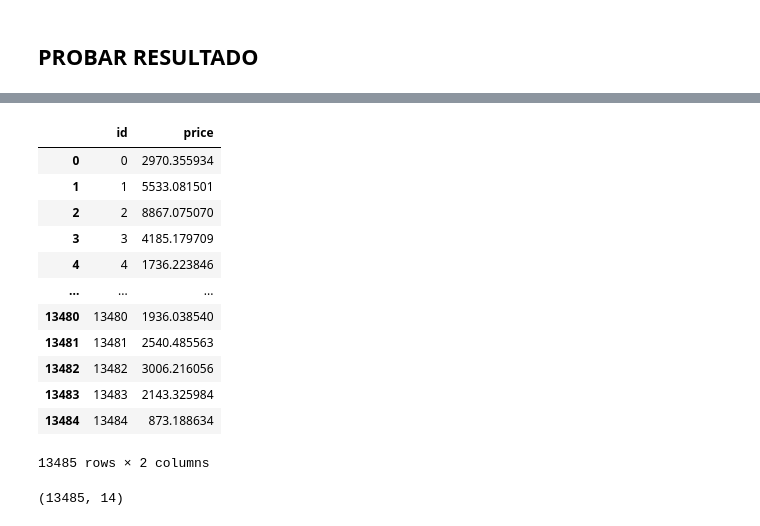
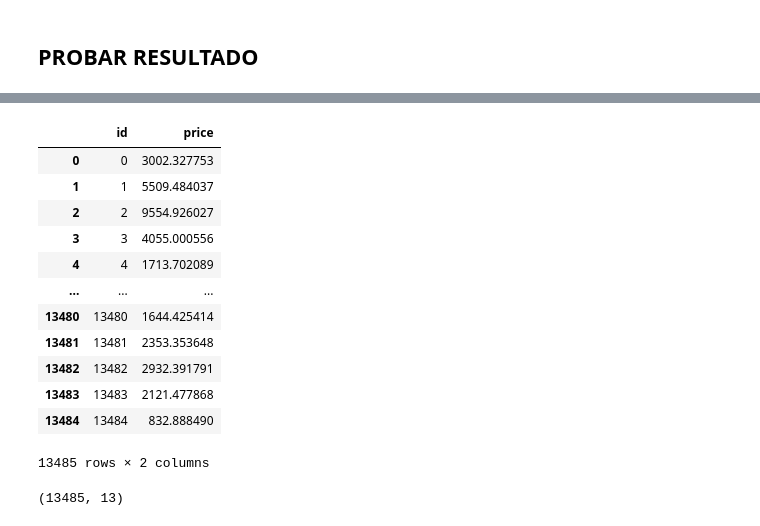
Before and after one commit to carpiero/Kaggle_Competition_Machine_Learning, a Jupyter notebook: notebooks/NotebookML002.ipynb, the cells around one changed output, grey strips where cells are left out. Cells and saved outputs as stored; diff of their text form; code cells hidden in the pictures.

```diff
--- a/notebooks/NotebookML002.ipynb
+++ b/notebooks/NotebookML002.ipynb
@@ -73,7 +74,18 @@ dfd=dfd.drop(columns=[ 'marketing_carat_int','cut_int','color_int', 'clarity_int
 # df=df.drop(columns=['cut','color', 'clarity','marketing_carat'])
 
 # #option 2
-df=df.drop(columns=['cut','color', 'clarity','marketing_carat','cut_color_clarity_score'])
+# df=df.drop(columns=['cut','color', 'clarity','marketing_carat','cut_color_clarity_score'])
+
+# #option 2
+
+df=df.drop(columns=['cut','color', 'clarity','marketing_carat','marketing_carat_int',
+                       'carat_sqr'])
+
+# df=df.drop(columns=['cut','color', 'clarity','marketing_carat',
+#                        'carat_sqr'])
+
+# df=df.drop(columns=['cut','color', 'clarity','marketing_carat','marketing_carat_int','raw_density',
+#                        'carat_sqr'])
 # %%
 df
 # %% [output]
@@ -111,7 +123,7 @@ dfd
 # %%
 
 
-df_final=dfd
+df_final=df
 
 data=df_final.loc[df['df_original']==1]
 
@@ -153,6 +165,4 @@ print(data.shape)
 print(df_predict.shape)
 print(X.shape)
 print(X_predict.shape)
-# print(X.describe())
-# print(X_predict.describe())
 # %% [output]
@@ -166,24 +176,26 @@ print(X_predict.shape)
 # arboles  de decision max_depth probar min sample split
 
 
-estimators=[ ('RandomForestRegressor', RandomForestRegressor()),
-            ('DecisionTreeRegressor', DecisionTreeRegressor(random_state=0)),
-           ('ExtraTreesRegressor',ExtraTreesRegressor(n_estimators=500,max_depth=16,n_jobs = -1, random_state=0))]
+estimators=[ ('RandomForestRegressor', RandomForestRegressor(max_depth=50, min_samples_split=8, n_estimators=100, random_state=0)),
+             ('ExtraTreesRegressor',ExtraTreesRegressor(n_estimators=500,max_depth=16,n_jobs = -1, random_state=0)),
+           ('GradientBoostingRegressor',GradientBoostingRegressor(random_state=0))]
 
 
 
-# machine = [RandomForestRegressor(),
-#              DecisionTreeRegressor(random_state=0),
-#            ExtraTreesRegressor(n_estimators=500,max_depth=16,n_jobs = -1, random_state=0),
-#            StackingRegressor(estimators=estimators,final_estimator= LinearRegression(n_jobs = -1),cv= 5 , verbose = 2 , passthrough = True)]
+machine = [RandomForestRegressor(max_depth=50, min_samples_split=8, n_estimators=100, random_state=0),
+           ExtraTreesRegressor(n_estimators=500,max_depth=16,n_jobs = -1, random_state=0),
+           GradientBoostingRegressor(random_state=0),
+          StackingRegressor(estimators=estimators,final_estimator= LinearRegression(n_jobs = -1),cv= 5 , verbose = 10 , passthrough = True)]
 
-# RandomForestRegressor(n_estimators=27, max_depth=3, min_samples_leaf=3, random_state=111)
-machine = [   RandomForestRegressor() ]
+
+# machine = [   RandomForestRegressor(max_depth=50, min_samples_split=8, n_estimators=100, random_state=0) ]
+
+# max_depth=50, min_samples_split=8, n_estimators=100
 
 for x in machine:
     print(f'Model in action: {x}\n')
 
-    X_train, X_test, Y_train, Y_test = train_test_split(X,Y, train_size=0.80, random_state=32)
+    X_train, X_test, Y_train, Y_test = train_test_split(X,Y, train_size=0.9999999999, random_state=32)
 
 ######################           ENTRENAR AL FINAL CON TODO
 
@@ -285,41 +339,41 @@ Name: Diff, dtype: float64
 # %%
 # #####################importante  y_predict.clip(326,18823) min y maximo
 # scores = cross_val_score(model,
 #                          diamonds[FEATS],
 #                          diamonds[TARGET],
 #                          scoring='neg_root_mean_squared_error',
 #                          cv=5, n_jobs=-1)
 #para validarlo pero peta el ordenador
 
-predictions_competition = model.predict(X_predict).clip(326,22000)
+predictions_competition = model.predict(X_predict).clip(300,22000)
 submission = pd.DataFrame({'id': df_predict['id'], 'price': predictions_competition})
 submission['id'] = submission['id'].astype('int64')
 
 submission.to_csv('/home/carpiero/IRONHACK/kaggle/submission.csv', index=False)
 
 PROBA=pd.concat([X_predict,submission], axis=1)
 
 
 
 submission
 # %% [output]
 |  | id | price |
-| 0 | 0 | 2970.355934 |
-| 1 | 1 | 5533.081501 |
-| 2 | 2 | 8867.075070 |
-| 3 | 3 | 4185.179709 |
-| 4 | 4 | 1736.223846 |
+| 0 | 0 | 3002.327753 |
+| 1 | 1 | 5509.484037 |
+| 2 | 2 | 9554.926027 |
+| 3 | 3 | 4055.000556 |
+| 4 | 4 | 1713.702089 |
 | ... | ... | ... |
-| 13480 | 13480 | 1936.038540 |
-| 13481 | 13481 | 2540.485563 |
-| 13482 | 13482 | 3006.216056 |
-| 13483 | 13483 | 2143.325984 |
-| 13484 | 13484 | 873.188634 |
+| 13480 | 13480 | 1644.425414 |
+| 13481 | 13481 | 2353.353648 |
+| 13482 | 13482 | 2932.391791 |
+| 13483 | 13483 | 2121.477868 |
+| 13484 | 13484 | 832.888490 |
 13485 rows × 2 columns
 # %%
 PROBA.shape
 # %% [output]
-(13485, 14)
+(13485, 13)
 # %%
 PROBA
 # %% [output]
```
Also changed, not shown: parts of 15 cells of this notebook, 2 other files.
